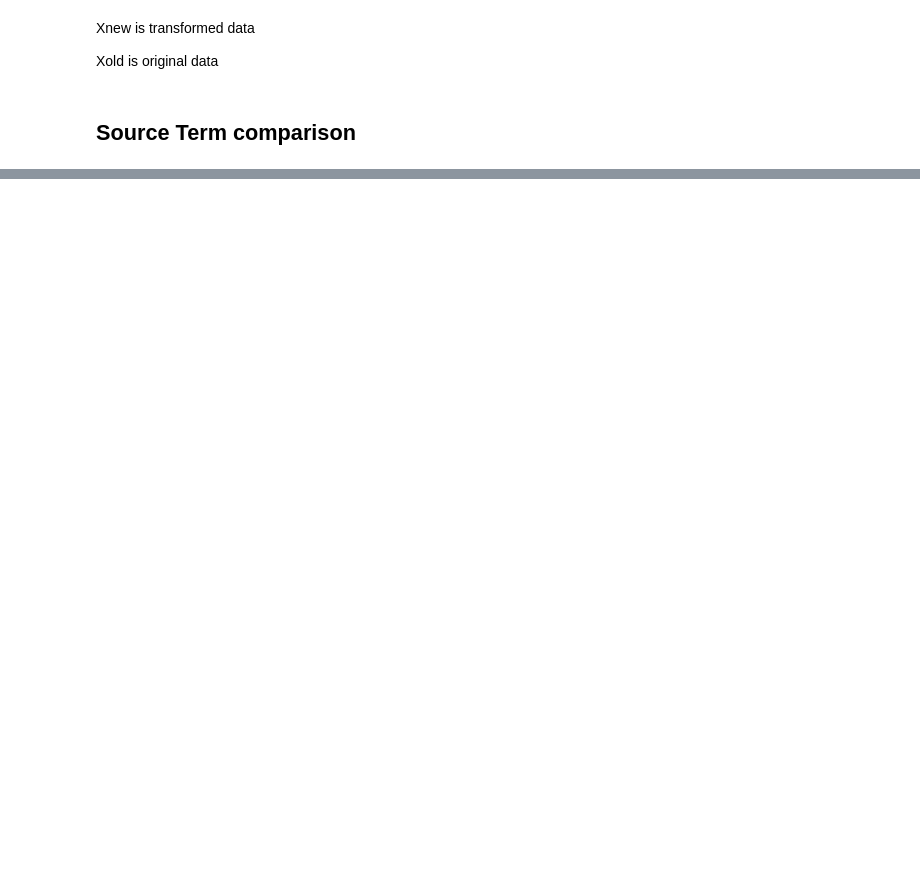
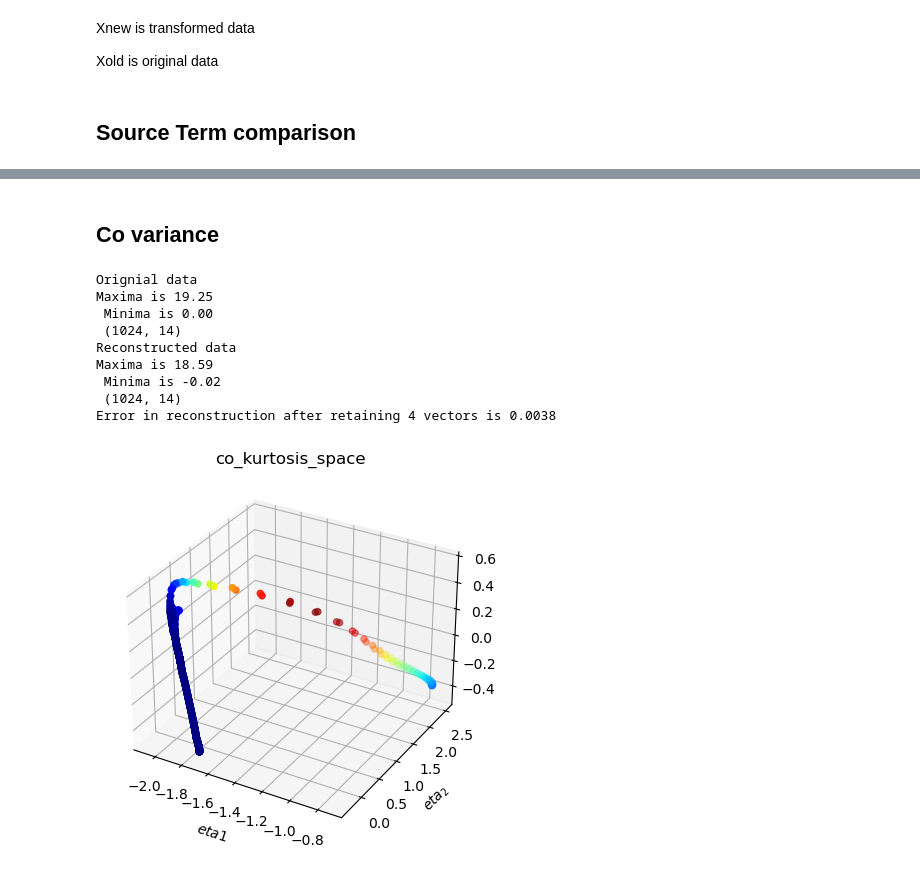
Before and after one commit to kulkarnisp/dim-red, a Jupyter notebook: examples/combust_data.ipynb, the cells around one changed output, grey strips where cells are left out. Saved outputs shown, nothing was run; the diff lists cells and outputs as text; code cells hidden in the pictures; blank space fills up the shorter version.

```diff
--- a/examples/combust_data.ipynb
+++ b/examples/combust_data.ipynb
@@ -192,0 +170,15 @@ xold.shape
+# %% [markdown]
+## Co variance
+# %%
+err,xold,xnew = transform_step(xrig)
+# %% [output]
+Orignial data
+Maxima is 19.25
+ Minima is 0.00
+ (1024, 14)
+Reconstructed data
+Maxima is 18.59
+ Minima is -0.02
+ (1024, 14)
+Error in reconstruction after retaining 4 vectors is 0.0038
+[figure, added]
```
Also changed, not shown: parts of 42 cells of this notebook, 6 other files.
